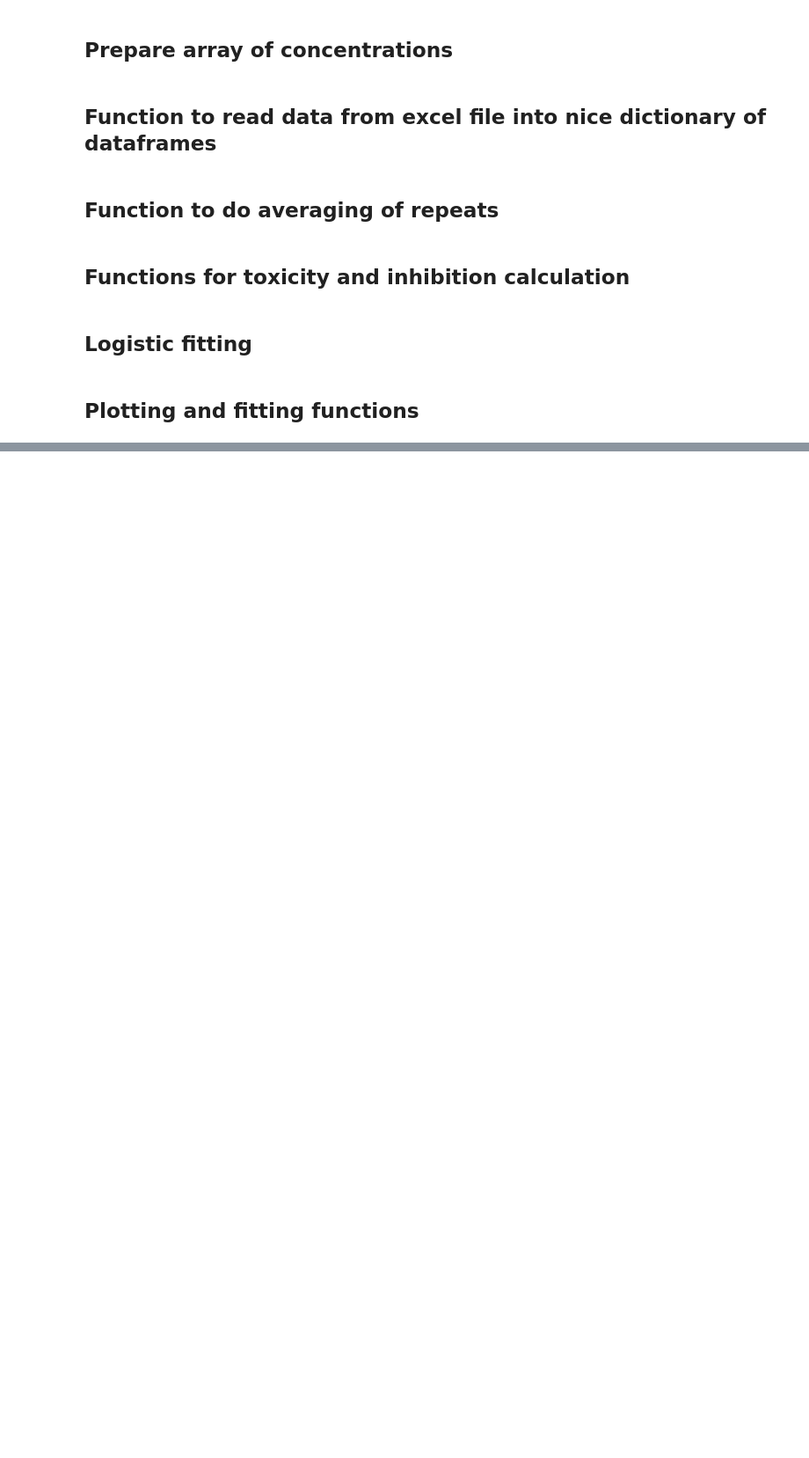
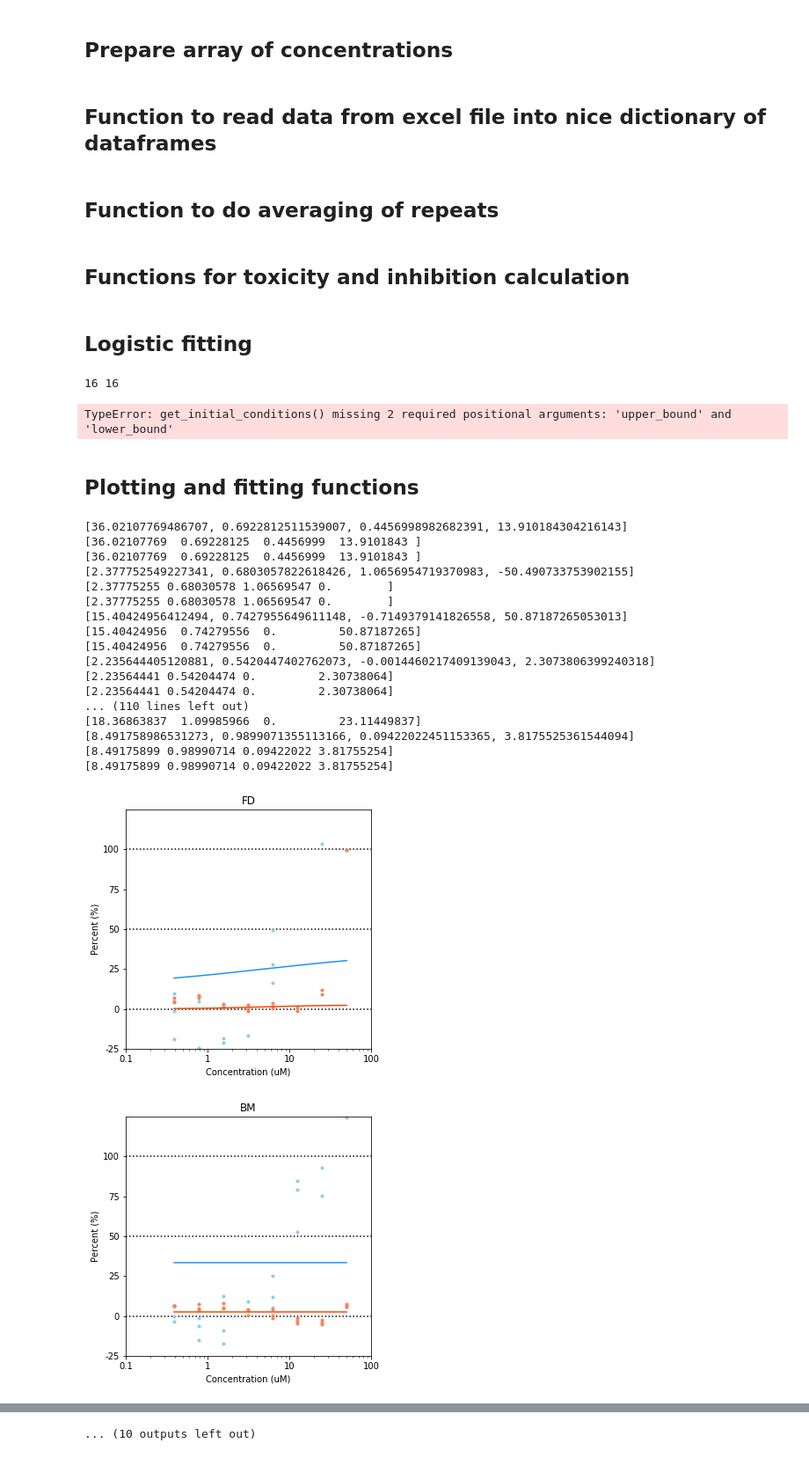
Before and after one commit to superresolusian/plate_auto_analysis, a Jupyter notebook: Convert_data_to_dict.ipynb, the cells around one changed output, grey strips where cells are left out. Shown at 88% size. Drawn from its saved outputs; the diff is of its cells as text; code cells hidden in the pictures; blank space fills up the shorter version.

Commit message:
attempt for sensible initial conditions. not great

```diff
--- a/Convert_data_to_dict.ipynb
+++ b/Convert_data_to_dict.ipynb
@@ -216,3 +257,12 @@ def fit_logistic_function(concentrations, responses, verbose=False):
+# %%
+array = [1, 0, 1, 2, 4, 3, 5, 4, 6, 5, 8, 6, 9, 8, 10, 9]
+concs = [1, 1, 1, 1, 5, 5, 5, 5, 10, 10, 10, 10, 20, 20, 20, 20]
+print(len(array), len(concs))
+params = get_initial_conditions(array, concs)
+print(params)
+# %% [output]
+16 16
+TypeError: get_initial_conditions() missing 2 required positional arguments: 'upper_bound' and 'lower_bound'
 # %% [markdown]
 ## Plotting and fitting functions
 # %%
@@ -288,9 +351,29 @@ def plots_and_fits(df_tox, df_inhib, concentrations, n_repeats, plate=None, save
 # %%
 inhib_data = get_dict_from_excel(inhib_file, n_plates, n_columns)
 tox_data = get_dict_from_excel(tox_file, n_plates, n_columns, inhib=False)
 
-for plate in range(1, n_plates+1):
+for plate in range(0, n_plates):
 
-    df_tox, df_inhib = get_tox_and_inhib_for_plate(inhib_data, tox_data, plate, plate_names, n_repeats, concentrations)
+    df_tox, df_inhib = get_tox_and_inhib_for_plate(inhib_data, tox_data, plate+1, plate_names, n_repeats, concentrations)
 
-    plots_and_fits(df_tox, df_inhib, concentrations, n_repeats, plate=plate, save_path=save_folder)
+    plots_and_fits(df_tox, df_inhib, concentrations, n_repeats, plate=plate+1, save_path=save_folder)
+# %% [output]
+[36.02107769486707, 0.6922812511539007, 0.4456998982682391, 13.910184304216143]
+[36.02107769  0.69228125  0.4456999  13.9101843 ]
+[36.02107769  0.69228125  0.4456999  13.9101843 ]
+[2.377752549227341, 0.6803057822618426, 1.0656954719370983, -50.490733753902155]
+[2.37775255 0.68030578 1.06569547 0.        ]
+[2.37775255 0.68030578 1.06569547 0.        ]
+[15.40424956412494, 0.7427955649611148, -0.7149379141826558, 50.87187265053013]
+[15.40424956  0.74279556  0.         50.87187265]
+[15.40424956  0.74279556  0.         50.87187265]
+[2.235644405120881, 0.5420447402762073, -0.0014460217409139043, 2.3073806399240318]
+[2.23564441 0.54204474 0.         2.30738064]
+[2.23564441 0.54204474 0.         2.30738064]
+... (110 lines left out)
+[18.36863837  1.09985966  0.         23.11449837]
+[8.491758986531273, 0.9899071355113166, 0.09422022451153365, 3.8175525361544094]
+[8.49175899 0.98990714 0.09422022 3.81755254]
+[8.49175899 0.98990714 0.09422022 3.81755254]
+[figure, added]
+[figure, added]
@@ -296,0 +389 @@ for plate in range(1, n_plates+1):
+... (10 outputs left out)
```
Also changed, not shown: parts of 3 cells of this notebook.
